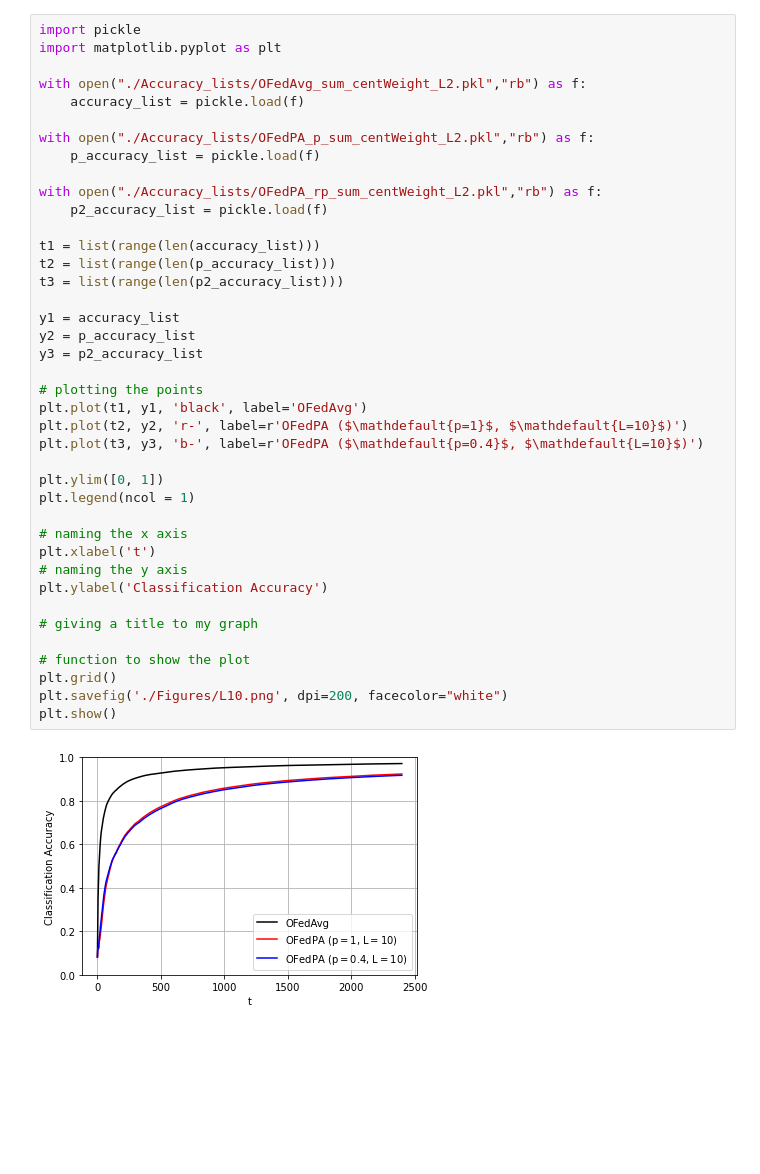
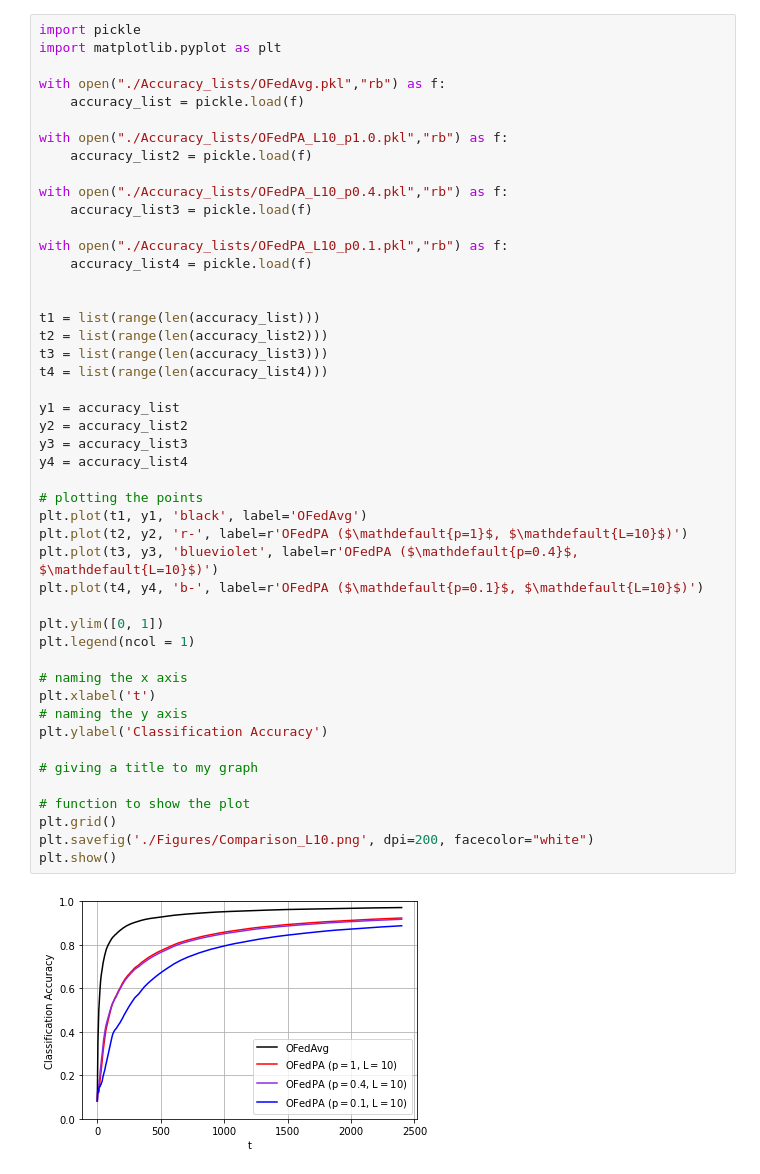
Before and after one commit to IISL-HYU/OFedIT, a Jupyter notebook: plot_result.ipynb, the cells around one changed output. Drawn from its saved outputs; the diff is of its cells as text; blank space fills up the shorter version.

```diff
--- a/plot_result.ipynb
+++ b/plot_result.ipynb
@@ -43,42 +50,49 @@ plt.show()
 # %%
 import pickle
 import matplotlib.pyplot as plt
 
-with open("./Accuracy_lists/OFedAvg_sum_centWeight_L2.pkl","rb") as f:
+with open("./Accuracy_lists/OFedAvg.pkl","rb") as f:
     accuracy_list = pickle.load(f)
 
-with open("./Accuracy_lists/OFedPA_p_sum_centWeight_L2.pkl","rb") as f:
-    p_accuracy_list = pickle.load(f)
+with open("./Accuracy_lists/OFedPA_L10_p1.0.pkl","rb") as f:
+    accuracy_list2 = pickle.load(f)
 
-with open("./Accuracy_lists/OFedPA_rp_sum_centWeight_L2.pkl","rb") as f:
-    p2_accuracy_list = pickle.load(f)
+with open("./Accuracy_lists/OFedPA_L10_p0.4.pkl","rb") as f:
+    accuracy_list3 = pickle.load(f)
+
+with open("./Accuracy_lists/OFedPA_L10_p0.1.pkl","rb") as f:
+    accuracy_list4 = pickle.load(f)
+
 
 t1 = list(range(len(accuracy_list)))
-t2 = list(range(len(p_accuracy_list)))
-t3 = list(range(len(p2_accuracy_list)))
+t2 = list(range(len(accuracy_list2)))
+t3 = list(range(len(accuracy_list3)))
+t4 = list(range(len(accuracy_list4)))
 
 y1 = accuracy_list
-y2 = p_accuracy_list
-y3 = p2_accuracy_list
+y2 = accuracy_list2
+y3 = accuracy_list3
+y4 = accuracy_list4
 
 # plotting the points
 plt.plot(t1, y1, 'black', label='OFedAvg')
 plt.plot(t2, y2, 'r-', label=r'OFedPA ($\mathdefault{p=1}$, $\mathdefault{L=10}$)')
-plt.plot(t3, y3, 'b-', label=r'OFedPA ($\mathdefault{p=0.4}$, $\mathdefault{L=10}$)')
+plt.plot(t3, y3, 'blueviolet', label=r'OFedPA ($\mathdefault{p=0.4}$, $\mathdefault{L=10}$)')
+plt.plot(t4, y4, 'b-', label=r'OFedPA ($\mathdefault{p=0.1}$, $\mathdefault{L=10}$)')
 
 plt.ylim([0, 1])
 plt.legend(ncol = 1)
 
 # naming the x axis
 plt.xlabel('t')
 # naming the y axis
 plt.ylabel('Classification Accuracy')
 
 # giving a title to my graph
 
 # function to show the plot
 plt.grid()
-plt.savefig('./Figures/L10.png', dpi=200, facecolor="white")
+plt.savefig('./Figures/Comparison_L10.png', dpi=200, facecolor="white")
 plt.show()
 # %% [output]
-[figure, old version]
+[figure, new version]
```
Also changed, not shown: parts of 2 cells of this notebook, 24 other files.
